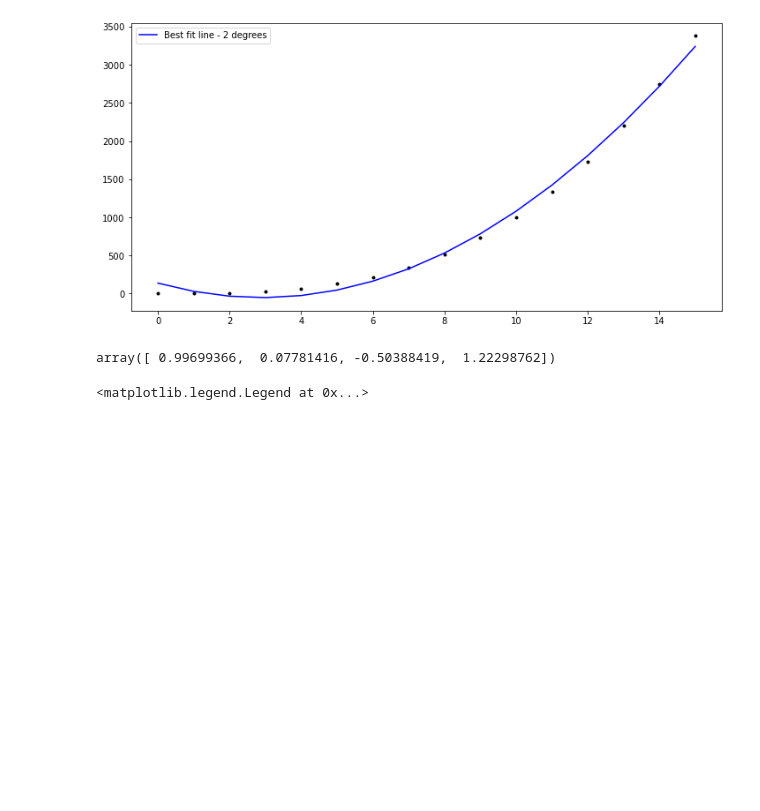
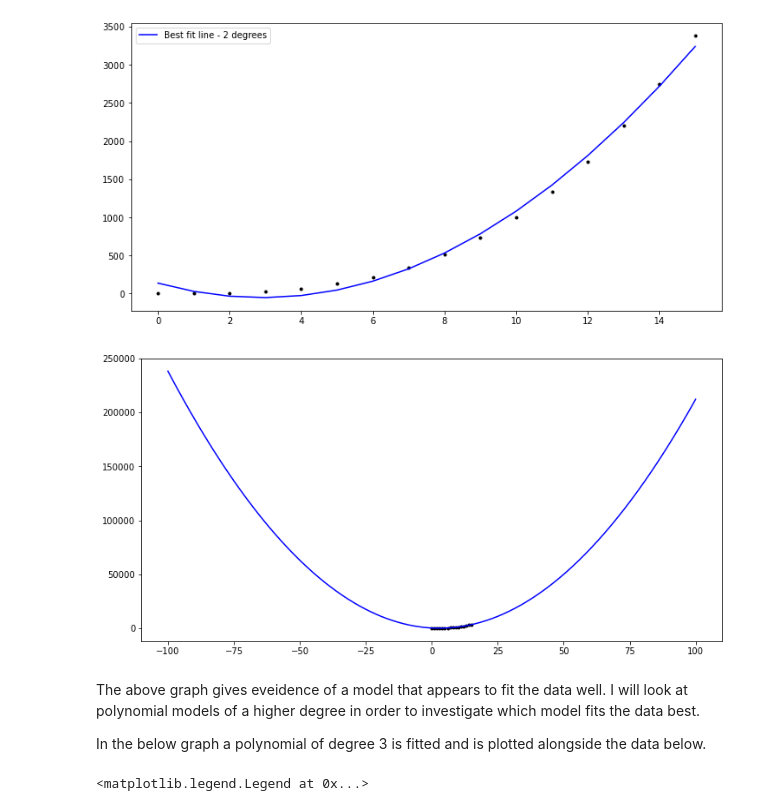
Before and after one commit to fionnmccarthy/ml-and-stats-assessment, a Jupyter notebook: Practical/03-parameters-exercises.ipynb, the cells around one changed output. Saved outputs shown, nothing was run; the diff lists cells and outputs as text; code cells hidden in the pictures; blank space fills up the shorter version.

```diff
--- a/Practical/03-parameters-exercises.ipynb
+++ b/Practical/03-parameters-exercises.ipynb
@@ -64,4 +66,7 @@ array([  22.51017157, -130.81095588,  137.31262255])
 # %%
+# Use x and y to try to find the original parameters, with 2 degrees of freedom
+params2 = np.polyfit(x, y, 2)
+
 # Create a plot.
 fig, ax = plt.subplots(figsize=(12,6))
 
@@ -69,14 +74,8 @@ fig, ax = plt.subplots(figsize=(12,6))
 ax.plot(x, y, 'k.')
 
 # Plot x vs parameters on x.
-ax.plot(x, np.polyval(params, x), 'b-', label='Best fit line - 2 degrees');
+ax.plot(x, np.polyval(params2, x), 'b-', label='Best fit line - 2 degrees');
 ax.legend()
 # %% [output]
 <matplotlib.legend.Legend at 0x...>
 [figure]
-# %%
-# Use x and y to try to find the original parameters, with 3 degrees of freedom
-params = np.polyfit(x, y, 3)
-params
-# %% [output]
-array([ 0.99699366,  0.07781416, -0.50388419,  1.22298762])
@@ -83 +84,20 @@ array([ 0.99699366,  0.07781416, -0.50388419,  1.22298762])
+# %%
+# Create a plot.
+fig, ax = plt.subplots(figsize=(12,6))
+
+# Plot x vs y.
+ax.plot(x, y, 'k.')
+
+# Create temporary x values.
+xtmp = np.linspace(-100.0, 100.0, 1000)
+
+# Plot x vs parameters on x.
+ax.plot(xtmp, np.polyval(params2, xtmp), 'b-');
+# %% [output]
+[figure, added]
+# %% [markdown]
+The above graph gives eveidence of a model that appears to fit the data well. I will look at polynomial models of a higher degree in order to investigate which model fits the data best.
+
+
+In the below graph a polynomial of degree 3 is fitted and is plotted alongside the data below.
 # %%
```
Also changed, not shown: parts of 36 cells of this notebook.
